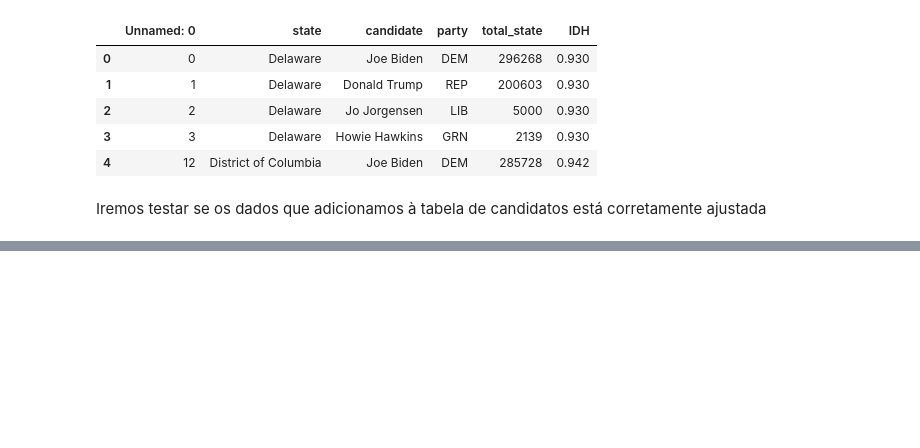
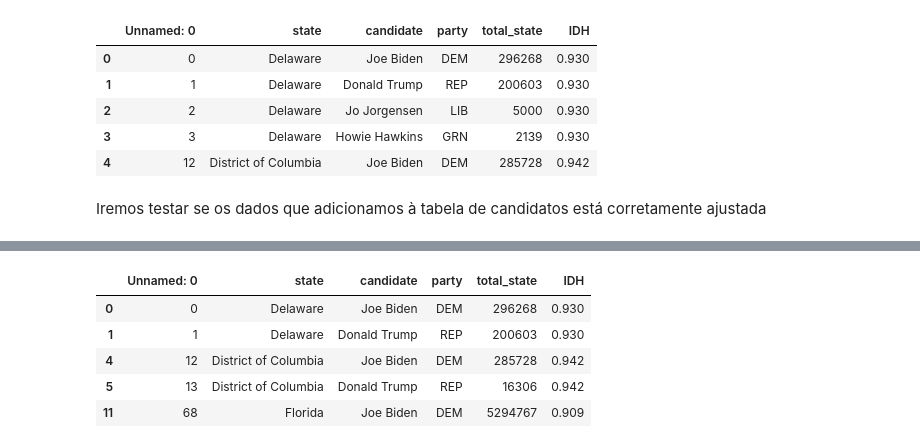
Before and after one commit to Beloin/analise_idh_votacao_eua, a Jupyter notebook: idh_usa.ipynb, the cells around one changed output, grey strips where cells are left out. Drawn from its saved outputs; the diff is of its cells as text; code cells hidden in the pictures; blank space fills up the shorter version.

```diff
--- a/idh_usa.ipynb
+++ b/idh_usa.ipynb
@@ -106,0 +104,10 @@ for i in range(len(candidates.state)):
+# %%
+joe_donald = candidates.loc[(candidates.candidate == 'Joe Biden') | (candidates.candidate == 'Donald Trump')]
+joe_donald.head()
+# %% [output]
+|  | Unnamed: 0 | state | candidate | party | total_state | IDH |
+| 0 | 0 | Delaware | Joe Biden | DEM | 296268 | 0.930 |
+| 1 | 1 | Delaware | Donald Trump | REP | 200603 | 0.930 |
+| 4 | 12 | District of Columbia | Joe Biden | DEM | 285728 | 0.942 |
+| 5 | 13 | District of Columbia | Donald Trump | REP | 16306 | 0.942 |
+| 11 | 68 | Florida | Joe Biden | DEM | 5294767 | 0.909 |
```
Also changed, not shown: parts of 17 cells of this notebook, 1 other file.
